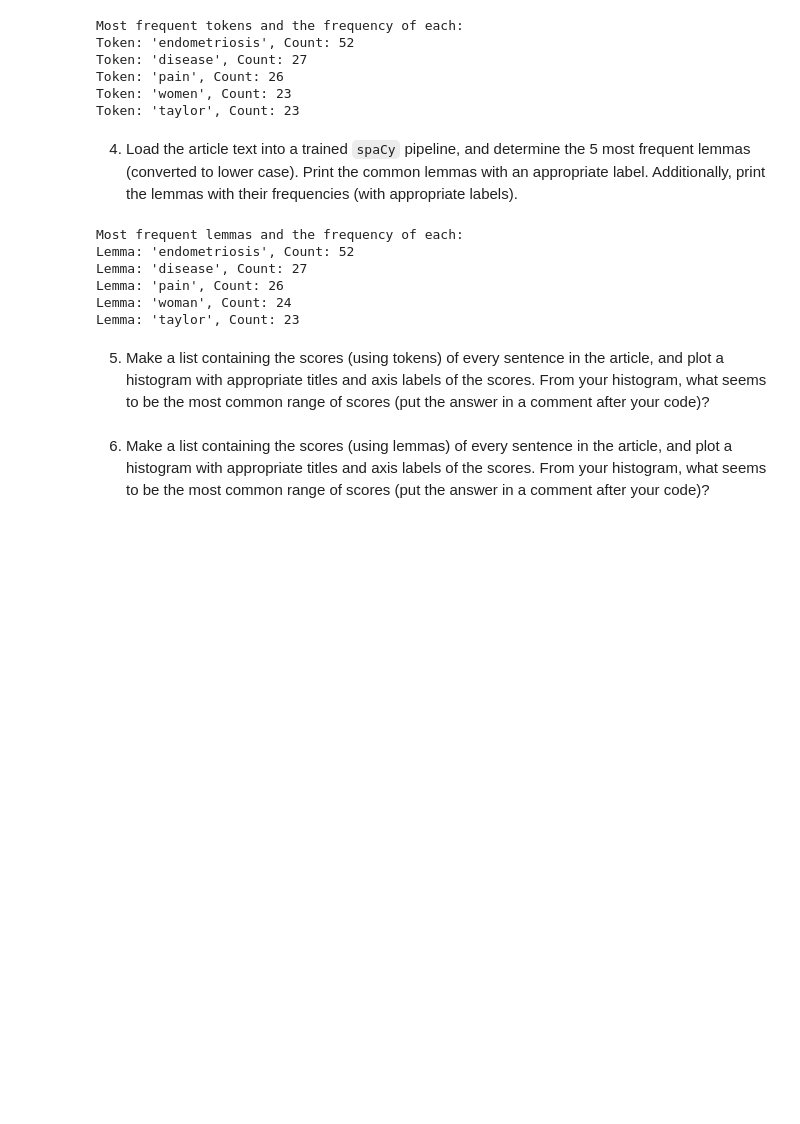
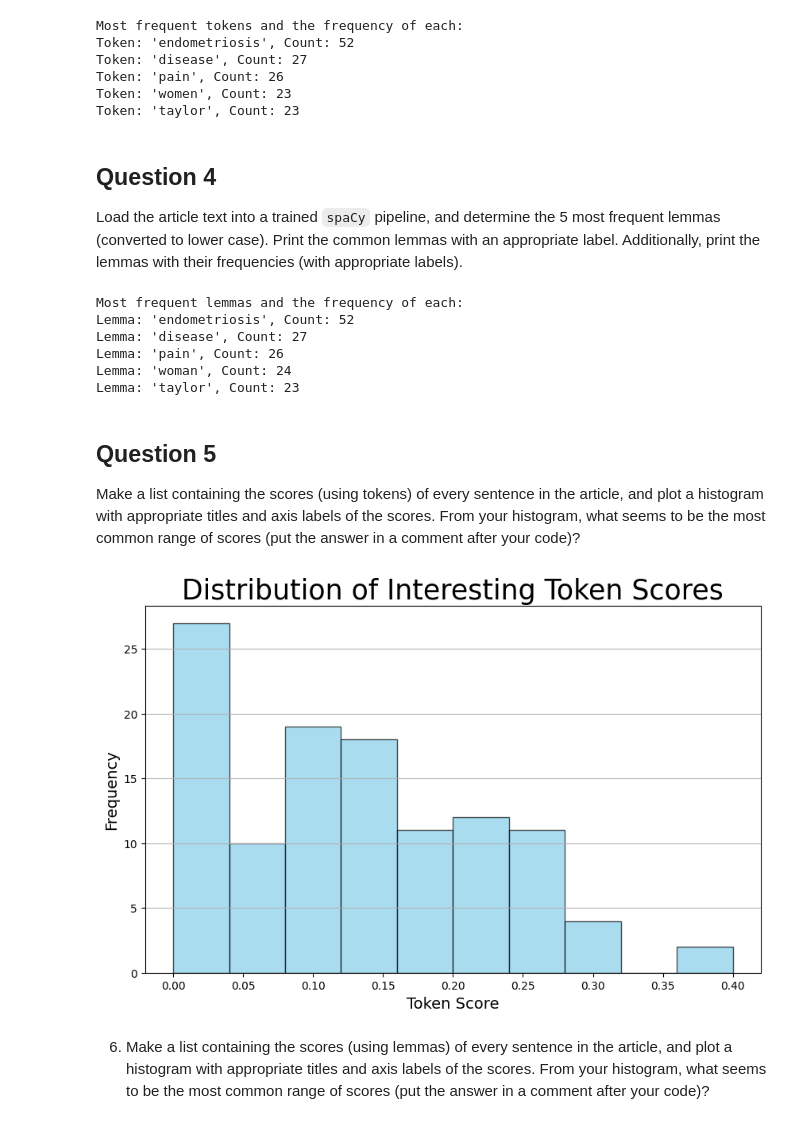
Before and after one commit to adriacv17/project7-article-summarizer, a Jupyter notebook: article-summarizer.ipynb, the cells around one changed output. Drawn from its saved outputs; the diff is of its cells as text; code cells hidden in the pictures; blank space fills up the shorter version.

Commit message:
Question 5 Complete

```diff
--- a/article-summarizer.ipynb
+++ b/article-summarizer.ipynb
@@ -168,7 +168,8 @@ Token: 'pain', Count: 26
 Token: 'women', Count: 23
 Token: 'taylor', Count: 23
 # %% [markdown]
-4. Load the article text into a trained `spaCy` pipeline, and determine the 5 most frequent lemmas (converted to lower case).  Print the common lemmas with an appropriate label.  Additionally, print the lemmas with their frequencies (with appropriate labels).
+## Question 4
+Load the article text into a trained `spaCy` pipeline, and determine the 5 most frequent lemmas (converted to lower case).  Print the common lemmas with an appropriate label.  Additionally, print the lemmas with their frequencies (with appropriate labels).
 # %%
 import spacy
 from spacytextblob.spacytextblob import SpacyTextBlob
@@ -198,7 +199,45 @@ Lemma: 'pain', Count: 26
 Lemma: 'woman', Count: 24
 Lemma: 'taylor', Count: 23
 # %% [markdown]
-5. Make a list containing the scores (using tokens) of every sentence in the article, and plot a histogram with appropriate titles and axis labels of the scores. From your histogram, what seems to be the most common range of scores (put the answer in a comment after your code)?
+## Question 5
+Make a list containing the scores (using tokens) of every sentence in the article, and plot a histogram with appropriate titles and axis labels of the scores. From your histogram, what seems to be the most common range of scores (put the answer in a comment after your code)?
+# %%
+# Define the score_sentence_by_token method
+def score_sentence_by_token(sentence, interesting_token):
+    # Filter tokens and remove punctuation, stopwords, and spaces
+    filtered_tokens = [token.text.lower() for token in sentence if not token.is_punct and not token.is_stop and not token.is_space]
+    # Count the interesting tokens in the sentence
+    token_count = sum(1 for token in filtered_tokens if token in interesting_token)
+    # Return the score/ratio of interesting tokens to total words in sentence
+    token_score = token_count/len(filtered_tokens)
+    return token_score
+
+interesting_tokens = [token for token, x in token_frequencies]
+
+# Create an empty list to add scores of each sentence
+token_scores = []
+
+# Loop through each sentence in the article and calculate it's score then append
+for sentence in doc.sents:
+    token_score = score_sentence_by_token(sentence, interesting_tokens)
+    token_scores.append(token_score)
+
+# Plot the histogram of token scores
+plt.figure(figsize=(10, 6))
+plt.hist(token_scores, bins=10, edgecolor='black', color='skyblue', alpha =0.7)
+
+# Add titles and labels to the plot and add grid lines
+plt.title('Distribution of Interesting Token Scores', fontsize=25)
+plt.xlabel('Token Score', fontsize=14)
+plt.ylabel('Frequency', fontsize=14)
+plt.grid(axis='y', alpha = 0.9)
+
+# Show the plot
+plt.show()
+
+# The most common range of token scores is around 0.00 to 0.04 based on the histogram.
+# %% [output]
+[figure, added]
 # %% [markdown]
 6. Make a list containing the scores (using lemmas) of every sentence in the article, and plot a histogram with appropriate titles and axis labels of the scores.  From your histogram, what seems to be the most common range of scores (put the answer in a comment after your code)?
 # %% [markdown]
```
